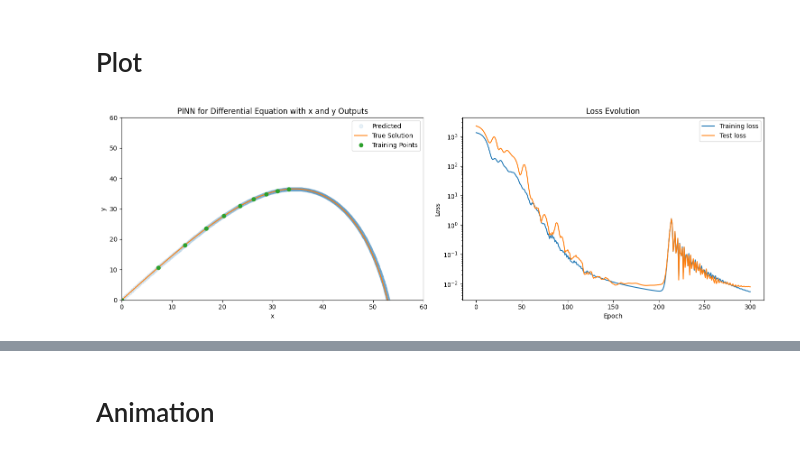
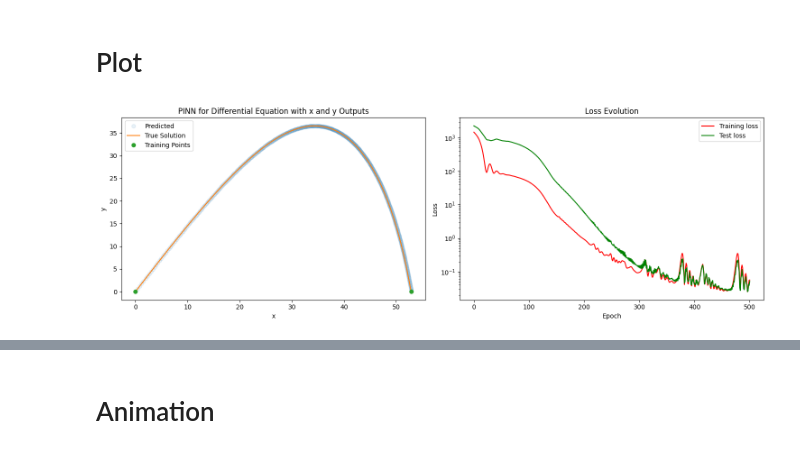
Before and after one commit to zincware/ZnPINNLab, a Jupyter notebook: day1/projectile_motion.ipynb, the cells around one changed output, grey strips where cells are left out. Saved outputs shown, nothing was run; the diff lists cells and outputs as text; code cells hidden in the pictures.

```diff
--- a/day1/projectile_motion.ipynb
+++ b/day1/projectile_motion.ipynb
@@ -206,6 +206,7 @@ def create_training_data(
         num_t_train = 10,
         sigma_noise = 0.0,
         max_t_train = 2,
+        min_t_train = 0
     ):
     """
     Create training data for training procedure.
@@ -261,7 +262,7 @@ def create_training_data(
     """
 
     # Step 1: Create a list of indices that correspond to the selected time values.
-    idx = torch.linspace(0, max_t_train*100, num_t_train, dtype=torch.int)
+    idx = torch.linspace(min_t_train*100, max_t_train*100, num_t_train, dtype=torch.int)
 
     # Step 2: Get t_train, x_train and y_train by selecting values from the provided data.
     t_train = time_vals[idx].clone().detach().to(torch.float32).unsqueeze(1)
@@ -511,7 +517,8 @@ def compute_total_loss(model, dataset: dict, t_col):
     different components: data loss, and physics-informed loss.
     The following steps are involved:
 
-    1. Compute the physics-informed loss by calling the compute_physics_informed_loss() function.
+    1. Compute the physics-informed loss by calling
+       the compute_physics_informed_loss() function.
 
     2. Determine the data loss using the compute_data_loss() function.
 
@@ -537,9 +544,8 @@ def compute_total_loss(model, dataset: dict, t_col):
 
     # Step 2: Determine data loss
     data_loss = compute_data_loss(model, dataset)
-
     # Step 3: Return combined total loss
-    return data_loss +  phys_loss
+    return data_loss + phys_loss
 # %% [markdown]
 # Executive function
 # %%
@@ -682,17 +686,25 @@ model = PINN()
 train_ds, test_ds = create_training_data(
     time_vals=time,
     position_vals=position,
-    num_t_train=10,
-    max_t_train=2,
+    num_t_train=2,
+    min_t_train=0.0,
+    max_t_train=time[-1],
     sigma_noise=0,
 )
 
-train_loss_evolution, test_loss_evolution, num_epochs, predictions_list = execute(
+# train_ds['targets_x'] = torch.tensor([[0.0], [1.0]])
+# train_ds['targets_y'] = torch.tensor([[0.0], [0.0]])
+# test_ds['targets_y'] *= 0.5
+
+
+train_loss_evolution, test_loss_evolution, predictions_list = execute(
     train_ds,
     test_ds,
-    num_epochs=300,
-    lr=0.01,
-    num_t_col=10,
-    max_t_col=time[-1]
+    num_epochs=500,
+    lr=0.005,
+    num_t_col=50,
+    min_t_col=0,
+    max_t_col=time[-1],
+    weight_decay=1e-6
 )
 # %% [output]
@@ -726,34 +738,34 @@ x_pred, y_pred = model(t_eval)
 # %%
 import matplotlib.pyplot as plt
 import numpy as np
 
 # Create a figure with subplots
 fig, axs = plt.subplots(1, 2, figsize=(15,5))  # 1 row, 2 columns of subplots
 
 # Plot data on the first subplot
 axs[0].plot(x_pred.detach().numpy(), y_pred.detach().numpy(), 'o', alpha=0.1, label='Predicted')
-axs[0].plot(position[:,0], position[:,1], label='True Solution')
+axs[0].plot(test_ds["targets_x"], test_ds["targets_y"], label='True Solution')
 axs[0].plot(train_ds["targets_x"].detach().numpy(), train_ds["targets_y"].detach().numpy(), 'o', label='Training Points')
 axs[0].legend()
 axs[0].set_xlabel('x')
 axs[0].set_ylabel('y')
 axs[0].set_title('PINN for Differential Equation with x and y Outputs')
-axs[0].set_ylim(0, 60)
-axs[0].set_xlim(0, 60)
+# axs[0].set_ylim(-20, 60)
+# axs[0].set_xlim(-20, 60)
 
 # Plot loss evolution on the second subplot
 
-axs[1].plot(np.linspace(0, num_epochs, len(train_loss_evolution)), train_loss_evolution, label='Training loss')
-axs[1].plot(np.linspace(0, num_epochs, len(test_loss_evolution)), test_loss_evolution, label='Test loss')
+axs[1].plot(np.linspace(0, len(train_loss_evolution), len(train_loss_evolution)), train_loss_evolution, c='r', label='Training loss')
+axs[1].plot(np.linspace(0, len(test_loss_evolution), len(test_loss_evolution)), test_loss_evolution, c='g', label='Test loss')
 axs[1].legend()
 axs[1].set_title('Loss Evolution')
 axs[1].set_xlabel('Epoch')
 axs[1].set_ylabel('Loss')
 axs[1].set_yscale('log')  # Set y-axis to logarithmic scale
 # Adjust layout for subplots
 plt.tight_layout()
 
 # Show the plot
 plt.show()
 # %% [output]
-[figure, old version]
+[figure, new version]
```
Also changed, not shown: parts of 7 cells of this notebook.
